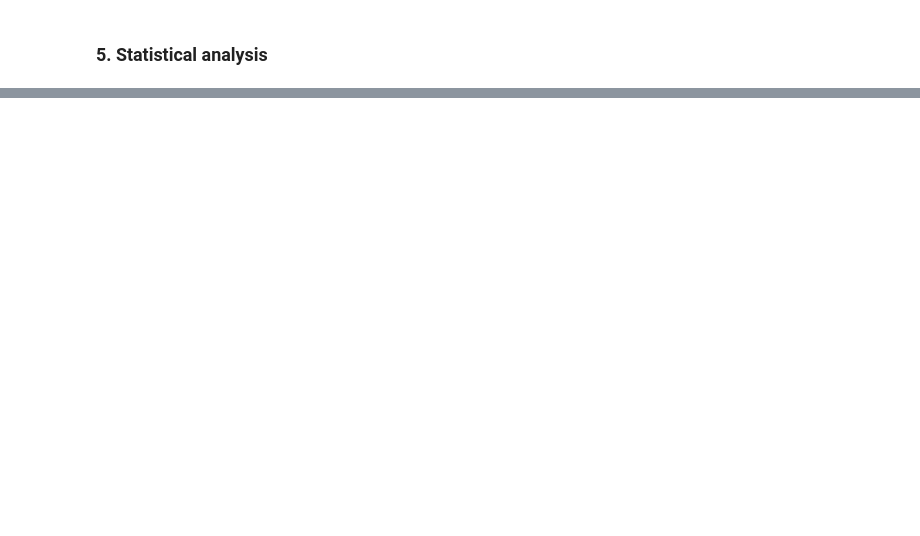
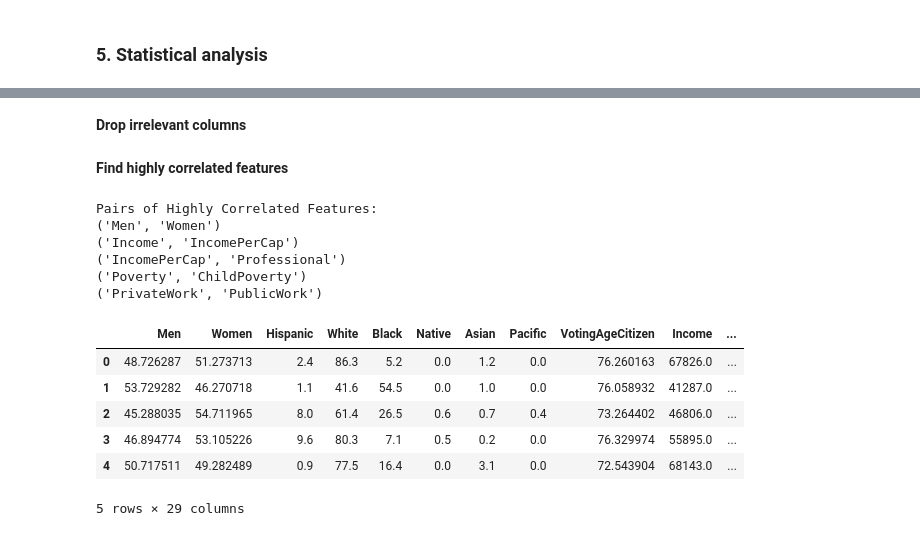
Before and after one commit to MiKueen/US-Census-Analysis, a Jupyter notebook: notebook.ipynb, the cells around one changed output, grey strips where cells are left out. Cells and saved outputs as stored; diff of their text form; code cells hidden in the pictures; blank space fills up the shorter version.

```diff
--- a/notebook.ipynb
+++ b/notebook.ipynb
@@ -415,0 +482,45 @@ Unemployment       -0.012632     -0.063668   -0.045524      1.000000
+# %% [markdown]
+**Drop irrelevant columns**
+# %%
+# 'TrackId' is irrelevant and we don't need 'State', 'County' in our analysis
+updated_data = data.drop(['TractId', 'State', 'County'], axis=1)
+# %% [markdown]
+**Find highly correlated features**
+# %%
+# set the threshold for correlation
+correlation_threshold = 0.8
+
+# find highly correlated features
+highly_correlated_features = []
+for i in range(len(correlation_matrix.columns)):
+    for j in range(i+1, len(correlation_matrix.columns)):
+        if abs(correlation_matrix.iloc[i, j]) >= correlation_threshold:
+            feature_i = correlation_matrix.columns[i]
+            feature_j = correlation_matrix.columns[j]
+            highly_correlated_features.append((feature_i, feature_j))
+
+print("Pairs of Highly Correlated Features:")
+for pair in highly_correlated_features:
+    print(pair)
+# %% [output]
+Pairs of Highly Correlated Features:
+('Men', 'Women')
+('Income', 'IncomePerCap')
+('IncomePerCap', 'Professional')
+('Poverty', 'ChildPoverty')
+('PrivateWork', 'PublicWork')
+# %%
+# drop income related columns since we already have our target variable 'Income'
+# drop 'TotalPop' because we have 'Men' and 'Women'
+# drop 'ChildPoverty' because its highly correlated to 'Poverty'
+updated_data.drop(['TotalPop', 'IncomeErr','IncomePerCap','IncomePerCapErr', 'ChildPoverty'], axis=1, inplace=True)
+# %%
+updated_data.head()
+# %% [output]
+|  | Men | Women | Hispanic | White | Black | Native | Asian | Pacific | VotingAgeCitizen | Income | ... |
+| 0 | 48.726287 | 51.273713 | 2.4 | 86.3 | 5.2 | 0.0 | 1.2 | 0.0 | 76.260163 | 67826.0 | ... |
+| 1 | 53.729282 | 46.270718 | 1.1 | 41.6 | 54.5 | 0.0 | 1.0 | 0.0 | 76.058932 | 41287.0 | ... |
+| 2 | 45.288035 | 54.711965 | 8.0 | 61.4 | 26.5 | 0.6 | 0.7 | 0.4 | 73.264402 | 46806.0 | ... |
+| 3 | 46.894774 | 53.105226 | 9.6 | 80.3 | 7.1 | 0.5 | 0.2 | 0.0 | 76.329974 | 55895.0 | ... |
+| 4 | 50.717511 | 49.282489 | 0.9 | 77.5 | 16.4 | 0.0 | 3.1 | 0.0 | 72.543904 | 68143.0 | ... |
+5 rows × 29 columns
```
Also changed, not shown: parts of 38 cells of this notebook, 1 other file.
